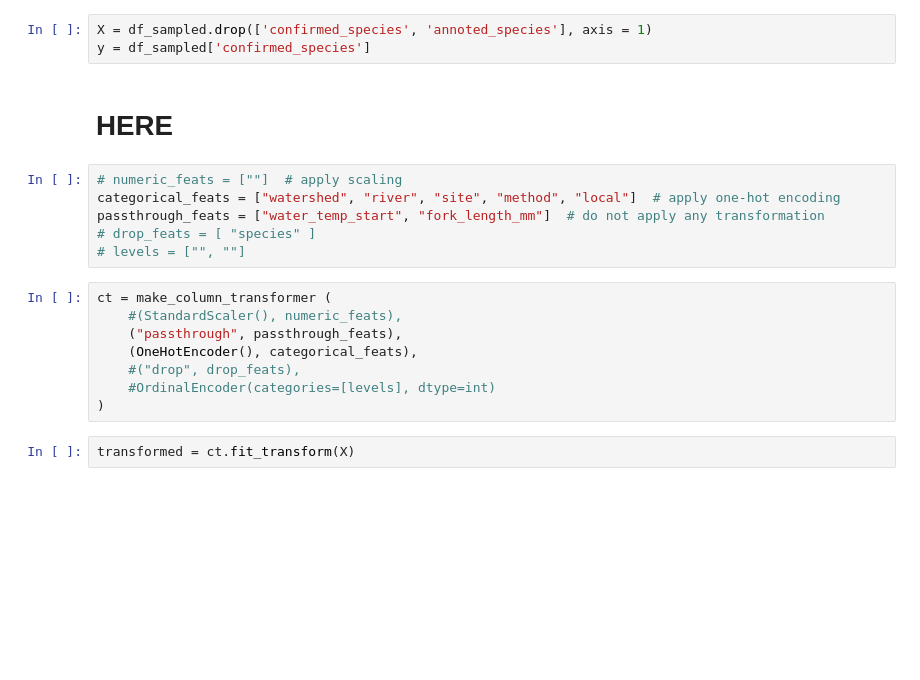
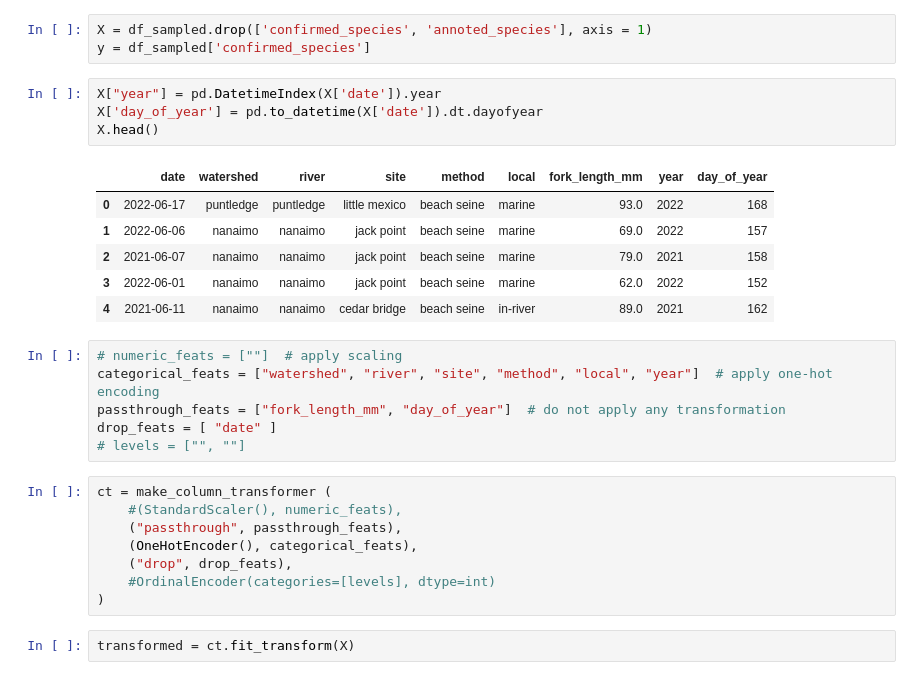
Before and after one commit to brahmwg/Bottlenecks_MDS_Capstone, a Jupyter notebook: imputation_model/Decision_tree.ipynb, the cells around one changed output. Drawn from its saved outputs; the diff is of its cells as text; blank space fills up the shorter version.

```diff
--- a/imputation_model/Decision_tree.ipynb
+++ b/imputation_model/Decision_tree.ipynb
@@ -140,20 +142,29 @@ df_sampled
 # %%
 X = df_sampled.drop(['confirmed_species', 'annoted_species'], axis = 1)
 y = df_sampled['confirmed_species']
-# %% [markdown]
-# HERE
+# %%
+X["year"] = pd.DatetimeIndex(X['date']).year
+X['day_of_year'] = pd.to_datetime(X['date']).dt.dayofyear
+X.head()
+# %% [output]
+|  | date | watershed | river | site | method | local | fork_length_mm | year | day_of_year |
+| 0 | 2022-06-17 | puntledge | puntledge | little mexico | beach seine | marine | 93.0 | 2022 | 168 |
+| 1 | 2022-06-06 | nanaimo | nanaimo | jack point | beach seine | marine | 69.0 | 2022 | 157 |
+| 2 | 2021-06-07 | nanaimo | nanaimo | jack point | beach seine | marine | 79.0 | 2021 | 158 |
+| 3 | 2022-06-01 | nanaimo | nanaimo | jack point | beach seine | marine | 62.0 | 2022 | 152 |
+| 4 | 2021-06-11 | nanaimo | nanaimo | cedar bridge | beach seine | in-river | 89.0 | 2021 | 162 |
 # %%
 # numeric_feats = [""]  # apply scaling
-categorical_feats = ["watershed", "river", "site", "method", "local"]  # apply one-hot encoding
-passthrough_feats = ["water_temp_start", "fork_length_mm"]  # do not apply any transformation
-# drop_feats = [ "species" ]
+categorical_feats = ["watershed", "river", "site", "method", "local", "year"]  # apply one-hot encoding
+passthrough_feats = ["fork_length_mm", "day_of_year"]  # do not apply any transformation
+drop_feats = [ "date" ]
 # levels = ["", ""]
 # %%
 ct = make_column_transformer (
     #(StandardScaler(), numeric_feats),
     ("passthrough", passthrough_feats),
     (OneHotEncoder(), categorical_feats),
-    #("drop", drop_feats),
+    ("drop", drop_feats),
     #OrdinalEncoder(categories=[levels], dtype=int)
 )
 # %%
```
Also changed, not shown: parts of 14 cells of this notebook, 2 other files.
